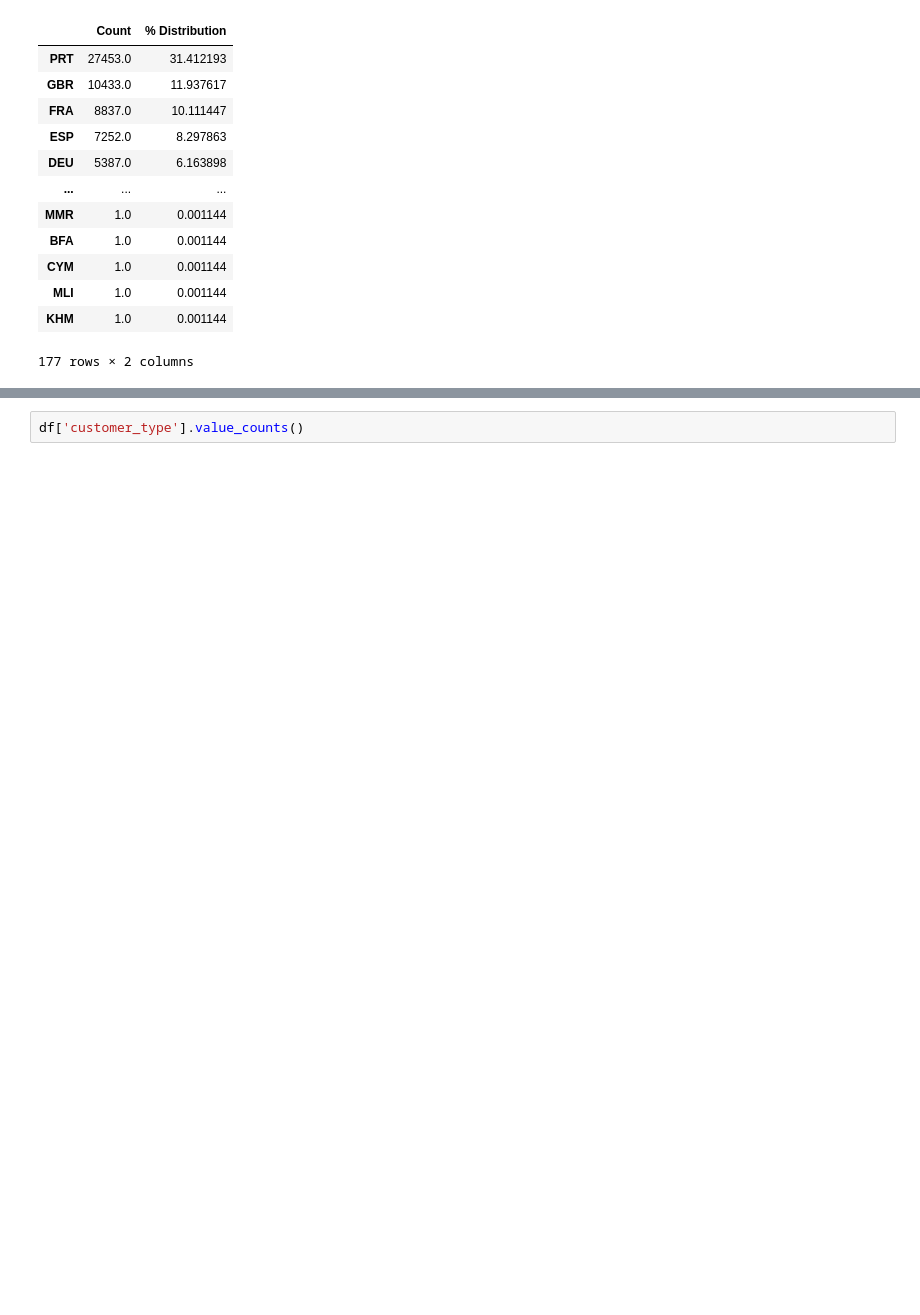
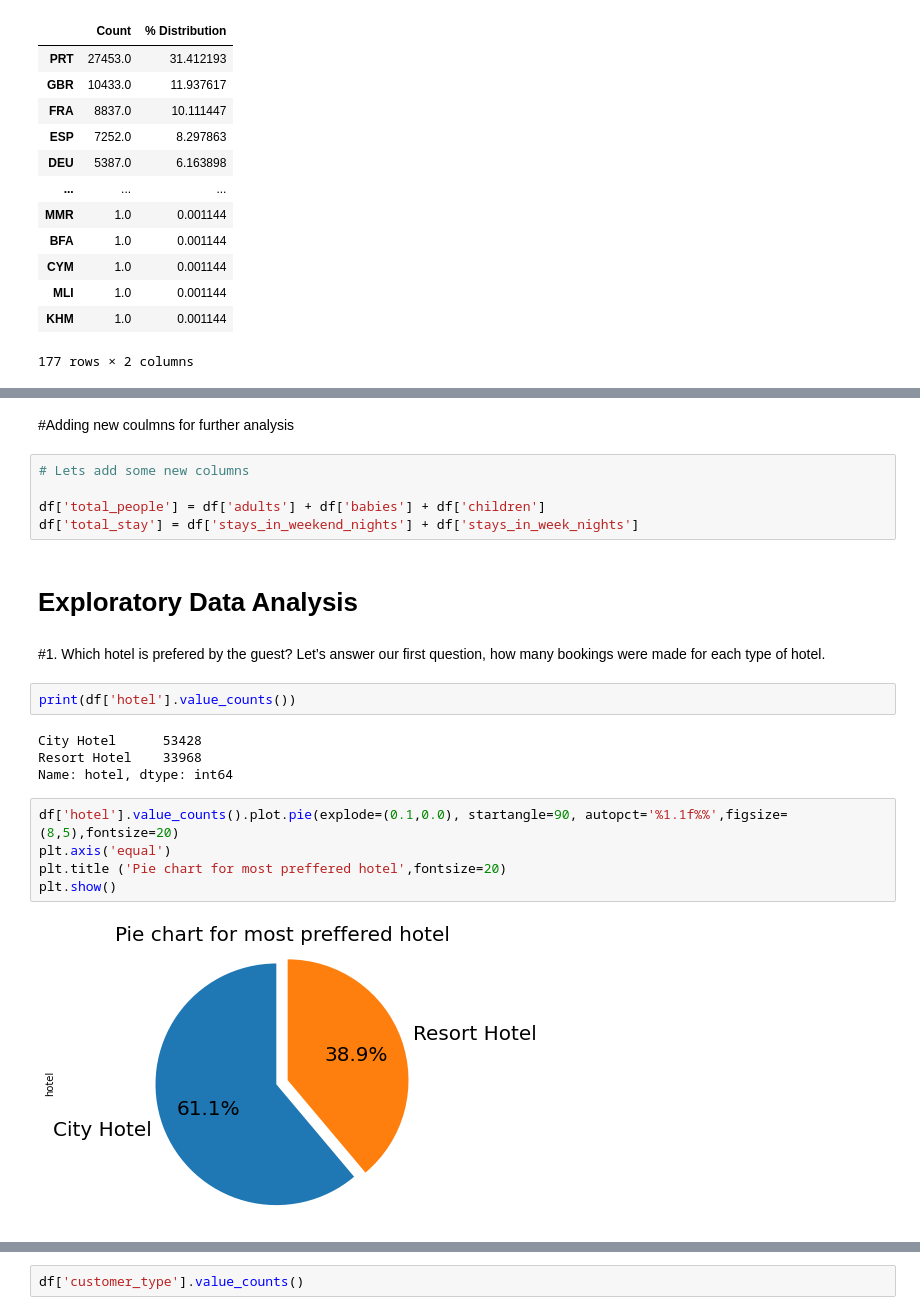
Before and after one commit to neha-goyal55/EDA-Project, a Jupyter notebook: Copy_of_EDA_Hotel_booking_Q1.ipynb, the cells around one changed output, grey strips where cells are left out. Drawn from its saved outputs; the diff is of its cells as text; blank space fills up the shorter version.

```diff
--- a/Copy_of_EDA_Hotel_booking_Q1.ipynb
+++ b/Copy_of_EDA_Hotel_booking_Q1.ipynb
@@ -314,0 +287,25 @@ ValueError: ignored
+# %% [markdown]
+#Adding new coulmns for further analysis
+# %%
+# Lets add some new columns
+
+df['total_people'] = df['adults'] + df['babies'] + df['children']
+df['total_stay'] = df['stays_in_weekend_nights'] + df['stays_in_week_nights']
+# %% [markdown]
+# Exploratory Data Analysis
+# %% [markdown]
+#1. Which hotel is prefered by the guest?
+Let’s answer our first question, how many bookings were made for each type of hotel.
+# %%
+print(df['hotel'].value_counts())
+# %% [output]
+City Hotel      53428
+Resort Hotel    33968
+Name: hotel, dtype: int64
+# %%
+df['hotel'].value_counts().plot.pie(explode=(0.1,0.0), startangle=90, autopct='%1.1f%%',figsize=(8,5),fontsize=20)
+plt.axis('equal')
+plt.title ('Pie chart for most preffered hotel',fontsize=20)
+plt.show()
+# %% [output]
+[figure, added]
```
Also changed, not shown: parts of 128 cells of this notebook.
